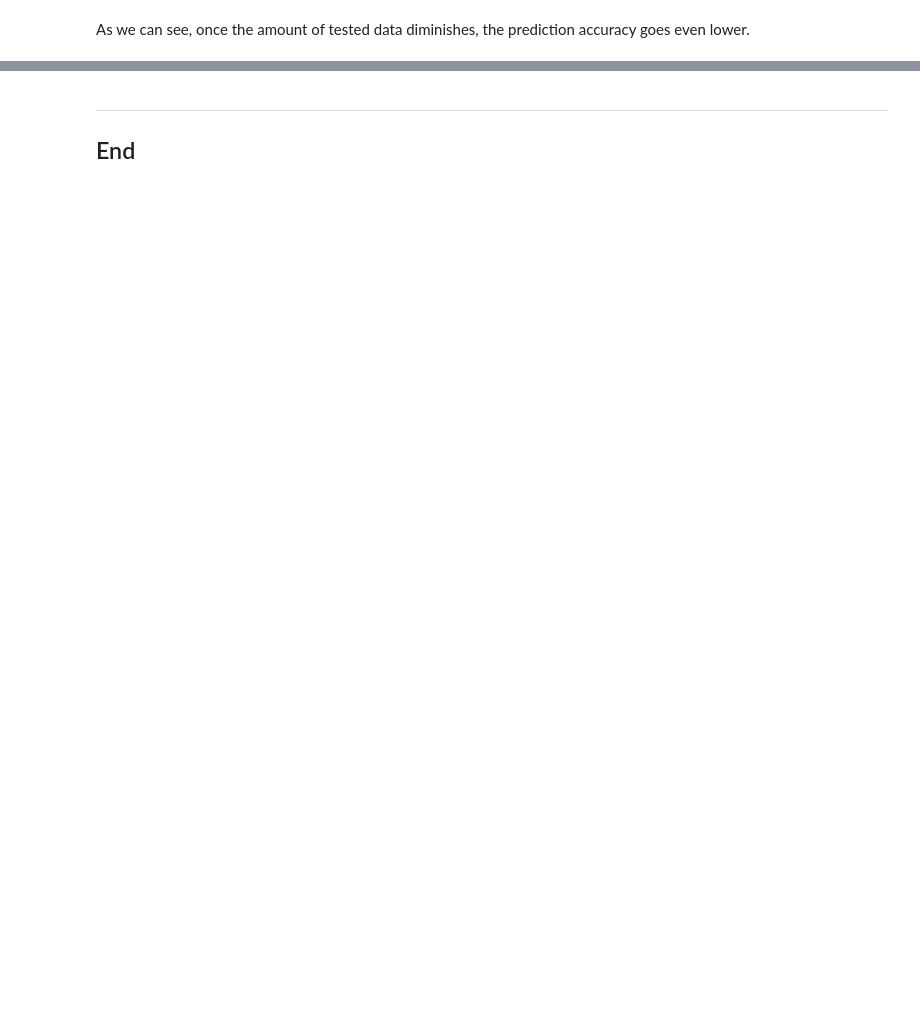
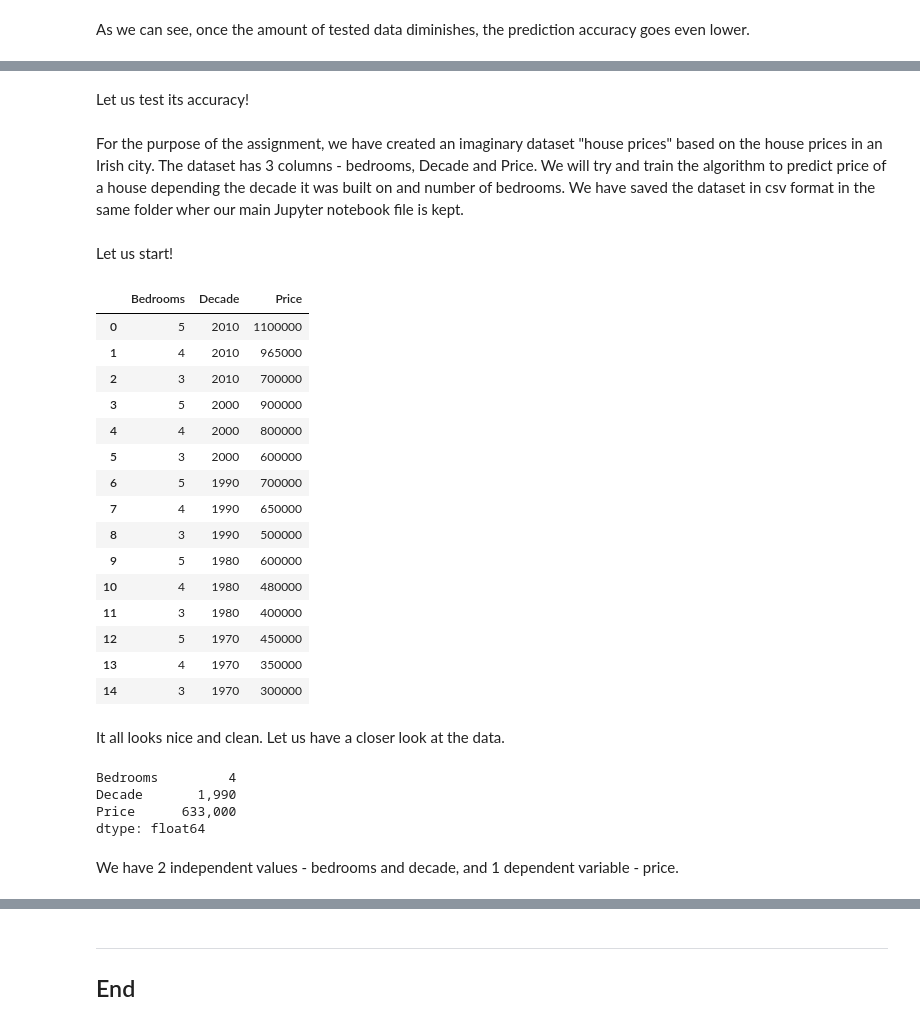
Before and after one commit to dmitrijsg123/Machine_Learning_And_Statistics_Assignment, a Jupyter notebook: scikit-learn.ipynb, the cells around one changed output, grey strips where cells are left out. Saved outputs shown, nothing was run; the diff lists cells and outputs as text; code cells hidden in the pictures; blank space fills up the shorter version.

Commit message:
Third algorithm of scikit learn library - random forest (regression)

```diff
--- a/scikit-learn.ipynb
+++ b/scikit-learn.ipynb
@@ -403,0 +411,45 @@ As we can see, once the amount of tested data diminishes, the prediction accurac
+# %% [markdown]
+Let us test its accuracy!
+# %% [markdown]
+For the purpose of the assignment, we have created an imaginary dataset "house prices" based on the house prices in an Irish city.
+The dataset has 3 columns - bedrooms, Decade and Price.
+We will try and train the algorithm to predict price of a house depending the decade it was built on and number of bedrooms.
+We have saved the dataset in csv format in the same folder wher our main Jupyter notebook file is kept.
+# %% [markdown]
+Let us start!
+# %%
+# Loading up the csv file with Pandas
+price = pd.read_csv("house_prices.csv")
+# %%
+# Loading up the dataset as DataFrame
+price
+# %% [output]
+|  | Bedrooms | Decade | Price |
+| 0 | 5 | 2010 | 1100000 |
+| 1 | 4 | 2010 | 965000 |
+| 2 | 3 | 2010 | 700000 |
+| 3 | 5 | 2000 | 900000 |
+| 4 | 4 | 2000 | 800000 |
+| 5 | 3 | 2000 | 600000 |
+| 6 | 5 | 1990 | 700000 |
+| 7 | 4 | 1990 | 650000 |
+| 8 | 3 | 1990 | 500000 |
+| 9 | 5 | 1980 | 600000 |
+| 10 | 4 | 1980 | 480000 |
+| 11 | 3 | 1980 | 400000 |
+| 12 | 5 | 1970 | 450000 |
+| 13 | 4 | 1970 | 350000 |
+| 14 | 3 | 1970 | 300000 |
+# %% [markdown]
+It all looks nice and clean.
+Let us have a closer look at the data.
+# %%
+# Average value per each column
+price.mean(axis = 0).round(2)
+# %% [output]
+Bedrooms         4
+Decade       1,990
+Price      633,000
+dtype: float64
+# %% [markdown]
+We have 2 independent values - bedrooms and decade, and 1 dependent variable - price.
```
Also changed, not shown: parts of 36 cells of this notebook, 2 other files.
